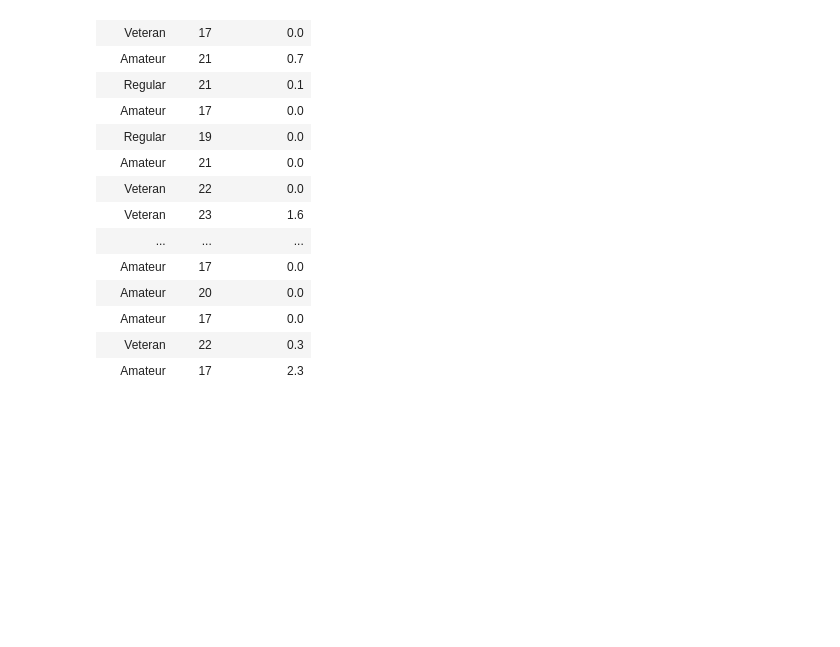
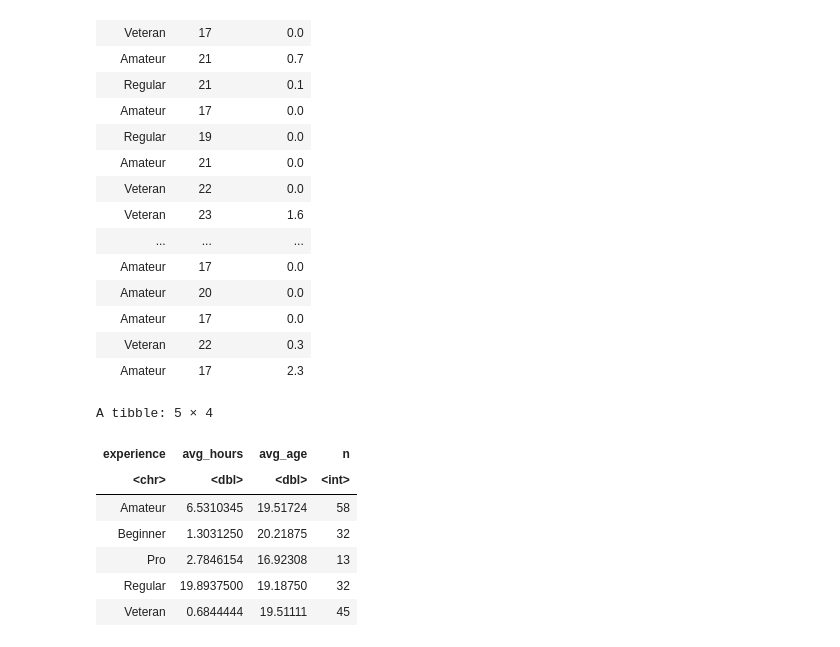
Before and after one commit to ManreetGrewal/Individual-Group-project, a Jupyter notebook: codes.ipynb, the cells around one changed output. Drawn from its saved outputs; the diff is of its cells as text; code cells hidden in the pictures; blank space fills up the shorter version.

```diff
--- a/codes.ipynb
+++ b/codes.ipynb
@@ -172,4 +172,21 @@ A tibble: 180 × 3
 | Amateur | 17 | 0.0 |
 | Veteran | 22 | 0.3 |
 | Amateur | 17 | 2.3 |
+# %%
+group_players_under_30 <- players_under_30 |>
+group_by(experience) |>
+summarise(
+    avg_hours = mean(played_hours),
+    avg_age = mean(Age),
+    n = n())
+group_players_under_30
+# %% [output]
+A tibble: 5 × 4
+| experience | avg_hours | avg_age | n |
+| <chr> | <dbl> | <dbl> | <int> |
+| Amateur | 6.5310345 | 19.51724 | 58 |
+| Beginner | 1.3031250 | 20.21875 | 32 |
+| Pro | 2.7846154 | 16.92308 | 13 |
+| Regular | 19.8937500 | 19.18750 | 32 |
+| Veteran | 0.6844444 | 19.51111 | 45 |
 # %%
```
Also changed, not shown: parts of 6 cells of this notebook.
